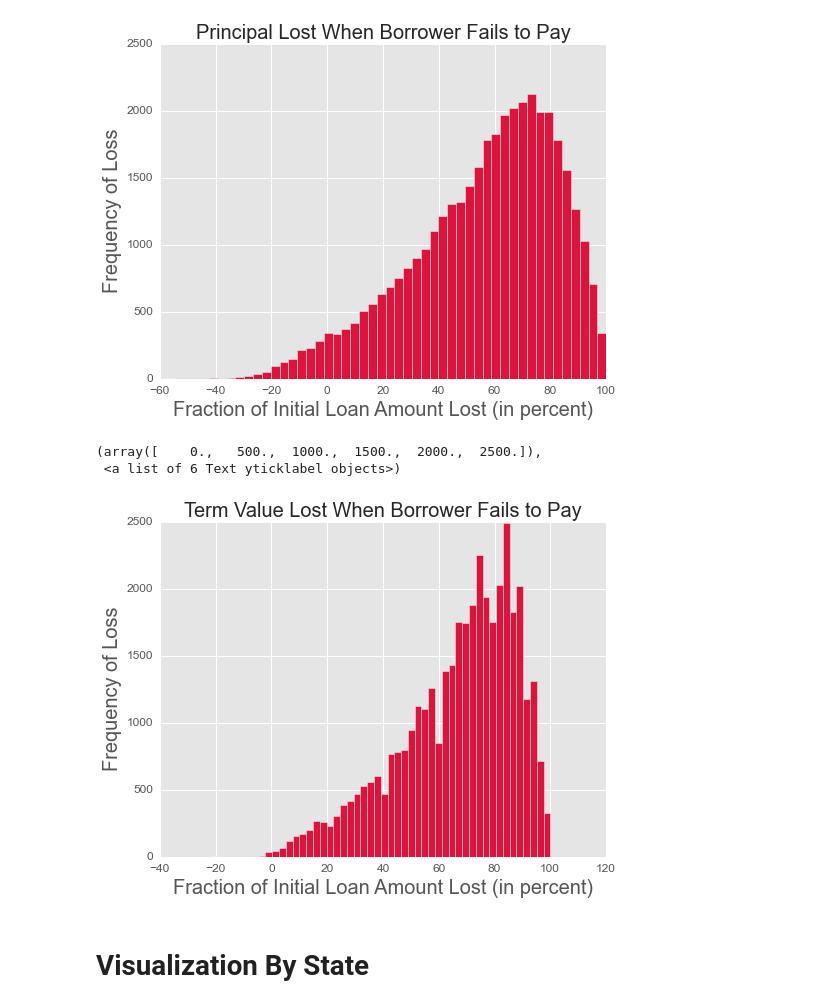
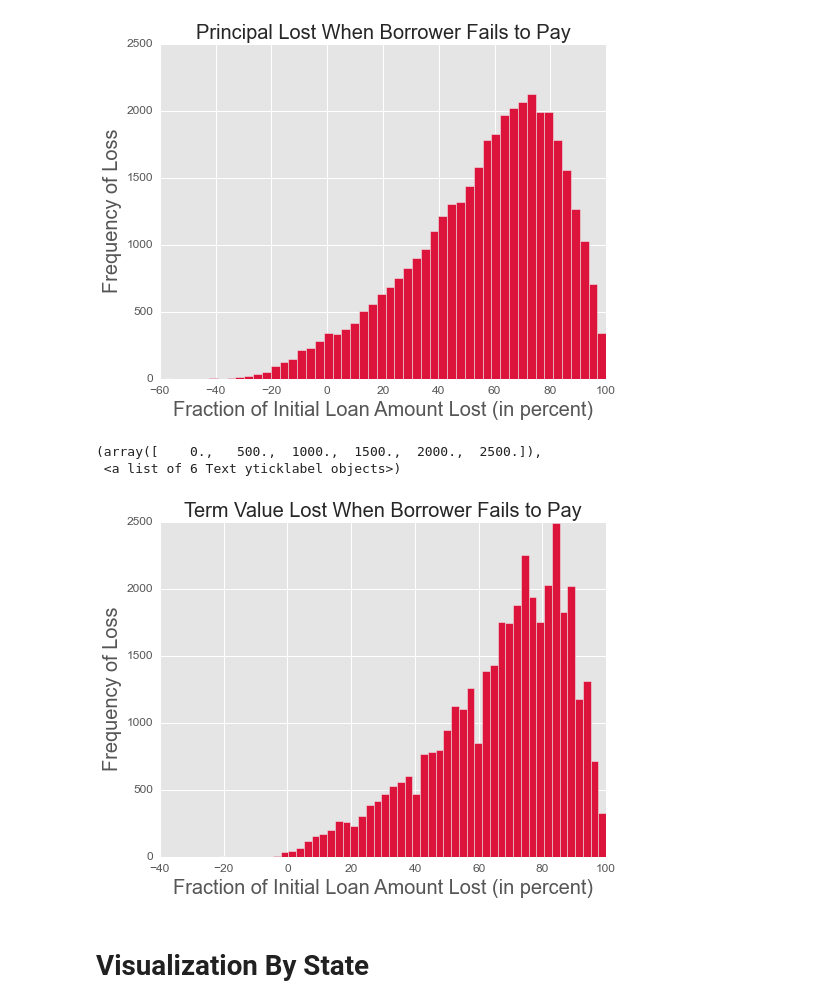
Before and after one commit to aaronf89/CapstoneApp, a Jupyter notebook: Visualizations.ipynb, the cells around one changed output. Saved outputs shown, nothing was run; the diff lists cells and outputs as text; code cells hidden in the pictures.

```diff
--- a/Visualizations.ipynb
+++ b/Visualizations.ipynb
@@ -35,7 +22,7 @@ files=[file1,file2,file3,file4]
 # %%
 cols=['loan_amnt','funded_amnt','total_pymnt', 'loan_status', 'int_rate', 'term',
       'desc', 'grade', 'annual_inc', 'purpose', 'emp_length', 'earliest_cr_line',
-      'revol_util', 'home_ownership', 'sub_grade', 'addr_state', 'dti', 'revol_bal', 'installment']
+      'revol_util', 'home_ownership', 'sub_grade', 'addr_state', 'dti', 'revol_bal', 'installment', 'last_pymnt_d', 'issue_d']
 # %%
 #Load data in from files
 df1=LC.GetData(cols, files)
@@ -61,16 +48,16 @@ plt.yticks(fontsize=12)
 [figure]
 # %%
 #Lost Term Value in Defaults
-ax1=plt.hist((-(df1[(df1['loan_status']==bin(0)) & (df1.funded_amnt>1)].PerLossTerm)/(df1.term[(df1['loan_status']==bin(0)) & (df1.funded_amnt>1)]**2)).as_matrix()*100, bins=50,  color='crimson', label='Charged off/in default', stacked=True, histtype='barstacked', alpha=1)
+ax1=plt.hist(-(df1[(df1['loan_status']==bin(0)) & (df1.funded_amnt>1)].PerLossTerm).as_matrix()*100, bins=50,  color='crimson', label='Charged off/in default', stacked=True, histtype='barstacked', alpha=1)
 plt.xlabel('Fraction of Initial Loan Amount Lost (in percent)', fontsize=20)
 plt.ylabel('Frequency of Loss', fontsize=20)
 plt.title('Term Value Lost When Borrower Fails to Pay', fontsize=20)
 plt.xticks(fontsize=12)
 plt.yticks(fontsize=12)
 # %% [output]
 (array([    0.,   500.,  1000.,  1500.,  2000.,  2500.]),
  <a list of 6 Text yticklabel objects>)
-[figure, old version]
+[figure, new version]
 # %% [markdown]
 # Visualization By State
 # %%
```
Also changed, not shown: parts of 6 cells of this notebook, 5 other files.
